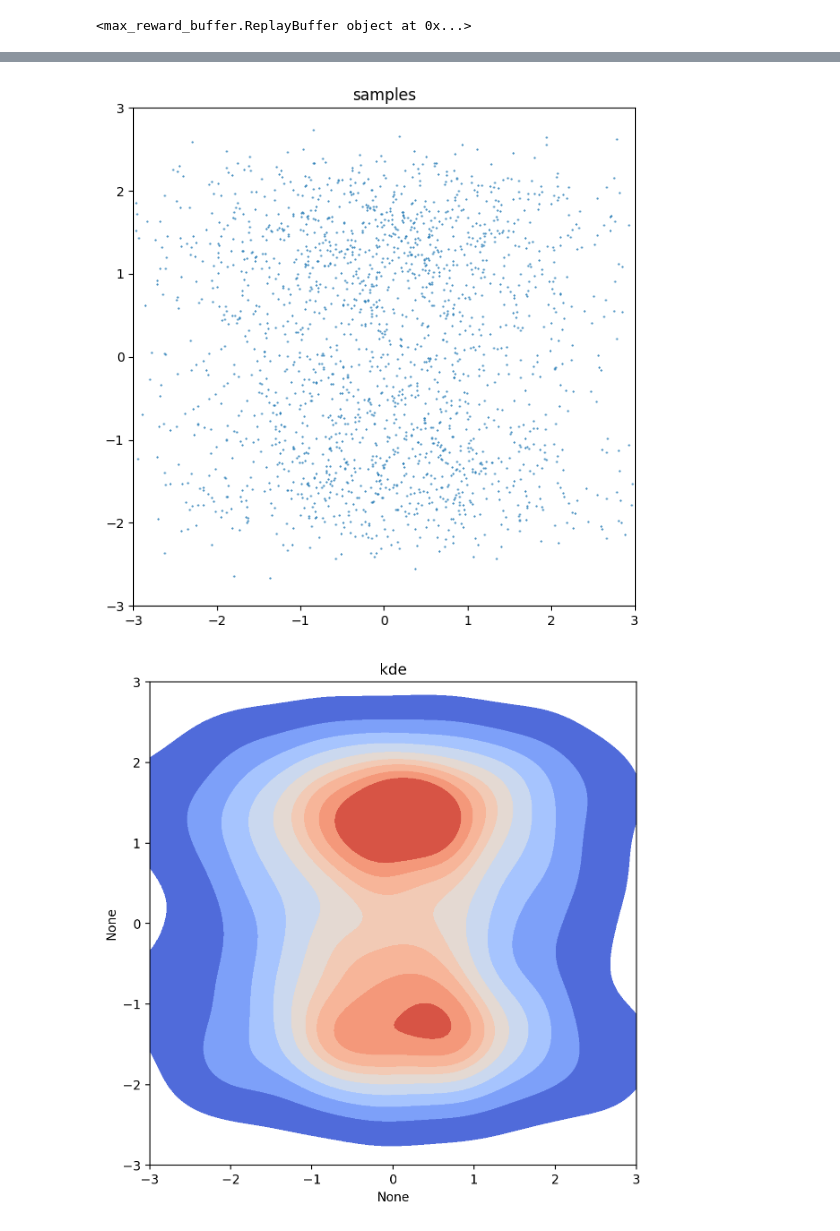
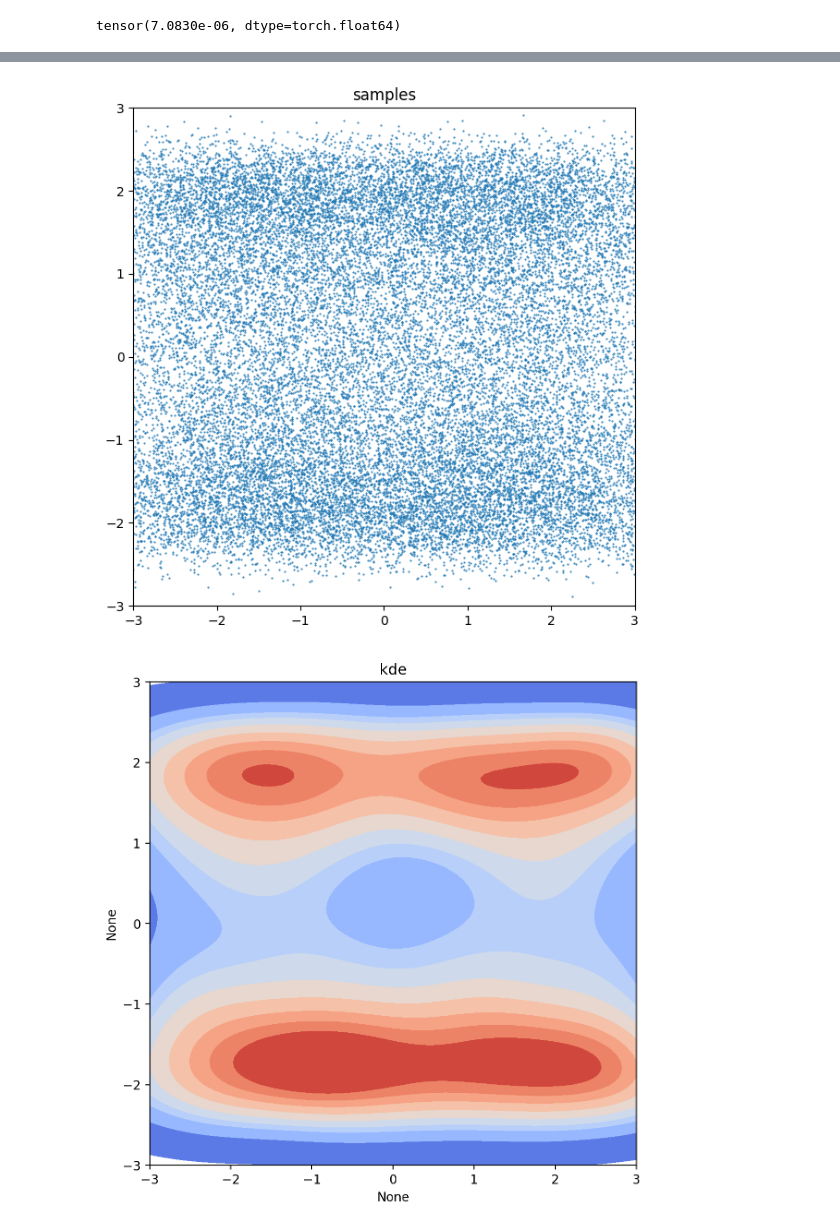
Before and after one commit to umkiyoung/ResetBufferGFN, a Jupyter notebook: energy_sampling/tester.ipynb, the cells around one changed output, grey strips where cells are left out. Drawn from its saved outputs; the diff is of its cells as text; code cells hidden in the pictures.

Commit message:
Max_reward_with_novelty_prioritization_buffer

```diff
--- a/energy_sampling/tester.ipynb
+++ b/energy_sampling/tester.ipynb
@@ -6,6 +6,6 @@ from plot_utils import *
 from utils import set_seed, cal_subtb_coef_matrix, fig_to_image, get_gfn_optimizer, get_gfn_forward_loss, \
     get_gfn_backward_loss, get_exploration_std, get_name
 # %%
-buffer = ReplayBuffer(600000, device='cuda', coreset_size=2000, exploration_mode=True)
+buffer = ReplayBuffer(600000, device='cuda', coreset_size=30000, exploration_mode=True)
 # %%
-buffer.load_buffer('buffer_np/buffer_many_well_1000_1724963379.3716211.npy')
+buffer.load_buffer('../buffer_np/buffer_many_well_16000_1725028230.7593646.npy')
@@ -33,9 +34,7 @@ def get_energy(energy_name, device):
 
 energy = get_energy(energy_name, 'cpu')
 # %%
-def plot_step(energy, energy_name, device = 'cpu', buffer=None, plot_size=None):
-    print(buffer)
-    samples, _ = buffer.sample(plot_size)
+def plot_step(energy, energy_name,  samples, device = 'cpu'):
 
     # Visualization 및 파일 저장
     if energy_name == 'many_well':
@@ -87,0 +153,14 @@ buffer.sample(10)
+# %%
+import numpy as np
+import matplotlib.pyplot as plt
+import seaborn as sns
+sns.set()
+
+def min_max_norm(x):
+    return (x - x.min()) / (x.max() - x.min())
+
+
+
+
+x = np.array(samples)[:, 30]
+hist = plt.hist(x, bins=30, density = True)
@@ -88,4 +171,8 @@ buffer.sample(10)
+# %%
+torch.softmax(-intrinsic_rewards, dim=0).max()
+# %% [output]
+tensor(7.0830e-06, dtype=torch.float64)
 # %%
-images_buffer = plot_step(energy, energy_name, 'cpu', buffer, 2000)
+
+plot_step(energy, energy_name, torch.tensor(buffer.buffer).to('cuda'))
 # %% [output]
-<max_reward_buffer.ReplayBuffer object at 0x...>
@@ -95,2 +182,2 @@ images_buffer = plot_step(energy, energy_name, 'cpu', buffer, 2000)
-[figure, old version]
+[figure, new version]
-[figure, old version]
+[figure, new version]
```
Also changed, not shown: parts of 22 cells of this notebook, 5 other files.
